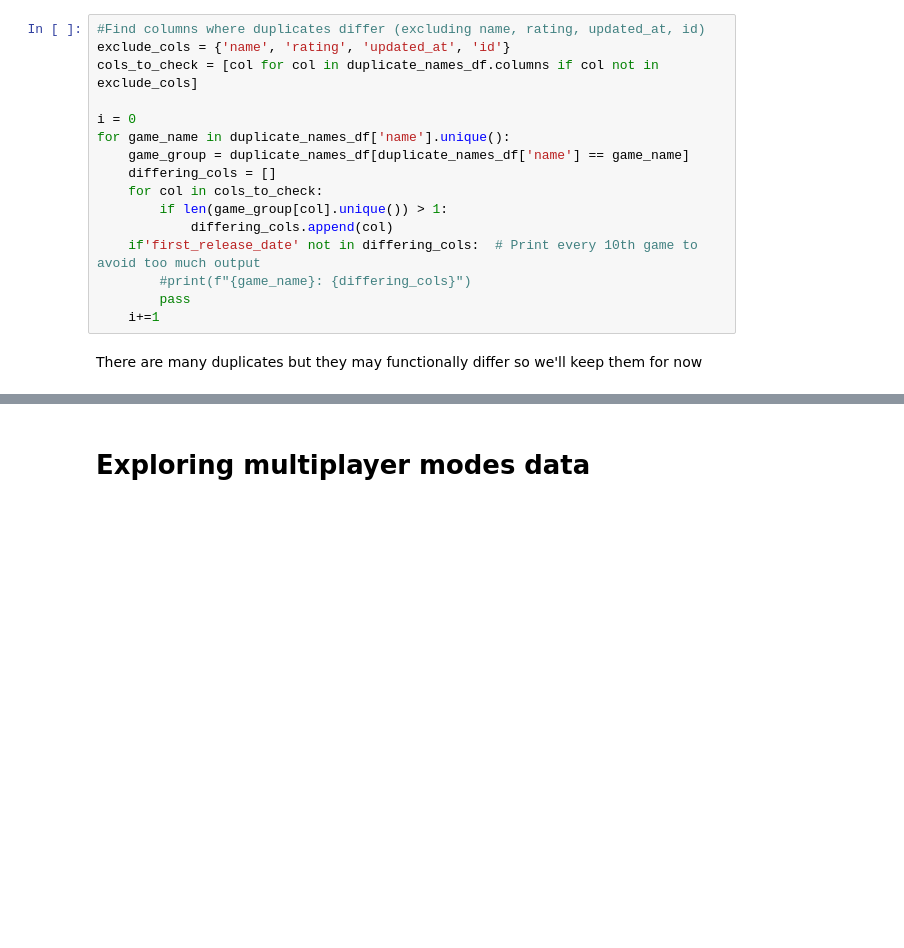
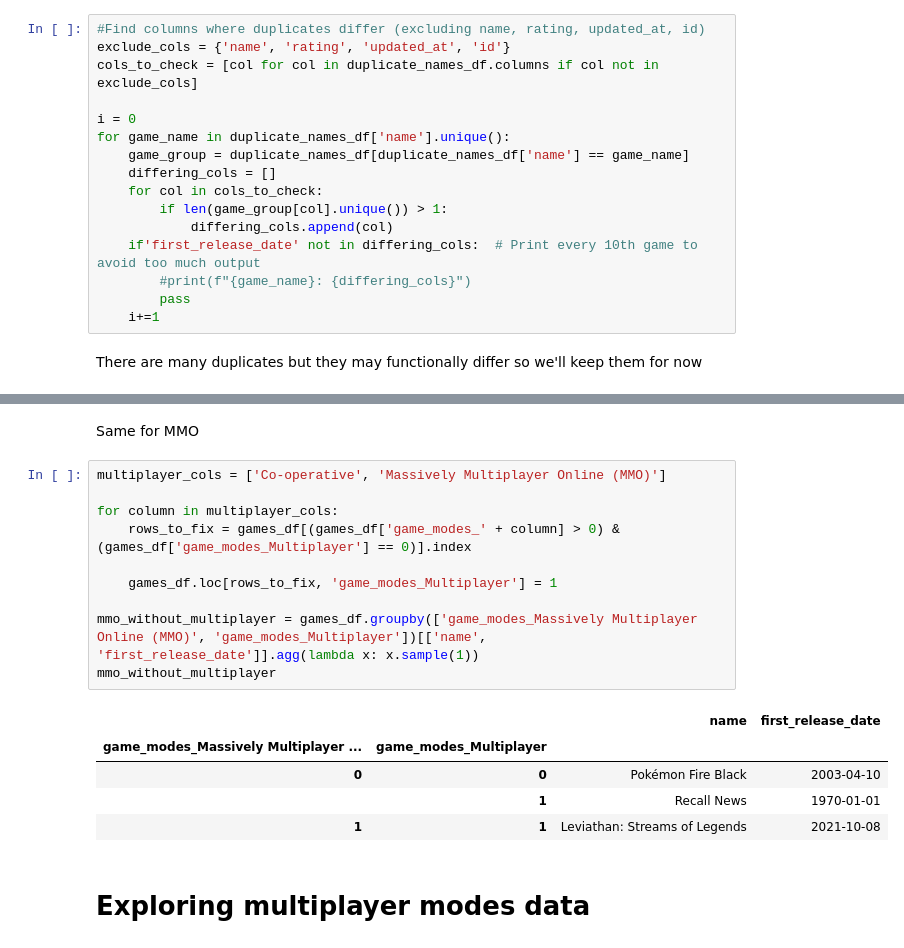
Before and after one commit to ModernNeesh/GotAnyGames, a Jupyter notebook: cleaning_analysis.ipynb, the cells around one changed output, grey strips where cells are left out. Cells and saved outputs as stored; diff of their text form; blank space fills up the shorter version.

```diff
--- a/cleaning_analysis.ipynb
+++ b/cleaning_analysis.ipynb
@@ -78,3 +104,21 @@ There are many duplicates but they may functionally differ so we'll keep them fo
+# %% [markdown]
+Same for MMO
+# %%
+multiplayer_cols = ['Co-operative', 'Massively Multiplayer Online (MMO)']
+
+for column in multiplayer_cols:
+    rows_to_fix = games_df[(games_df['game_modes_' + column] > 0) & (games_df['game_modes_Multiplayer'] == 0)].index
+
+    games_df.loc[rows_to_fix, 'game_modes_Multiplayer'] = 1
+
+mmo_without_multiplayer = games_df.groupby(['game_modes_Massively Multiplayer Online (MMO)', 'game_modes_Multiplayer'])[['name', 'first_release_date']].agg(lambda x: x.sample(1))
+mmo_without_multiplayer
+# %% [output]
+|  |  | name | first_release_date |
+| game_modes_Massively Multiplayer ... | game_modes_Multiplayer |  |  |
+| 0 | 0 | Pokémon Fire Black | 2003-04-10 |
+|  | 1 | Recall News | 1970-01-01 |
+| 1 | 1 | Leviathan: Streams of Legends | 2021-10-08 |
 # %% [markdown]
 # Exploring multiplayer modes data
 # %%
```
Also changed, not shown: parts of 14 cells of this notebook, 2 other files.
